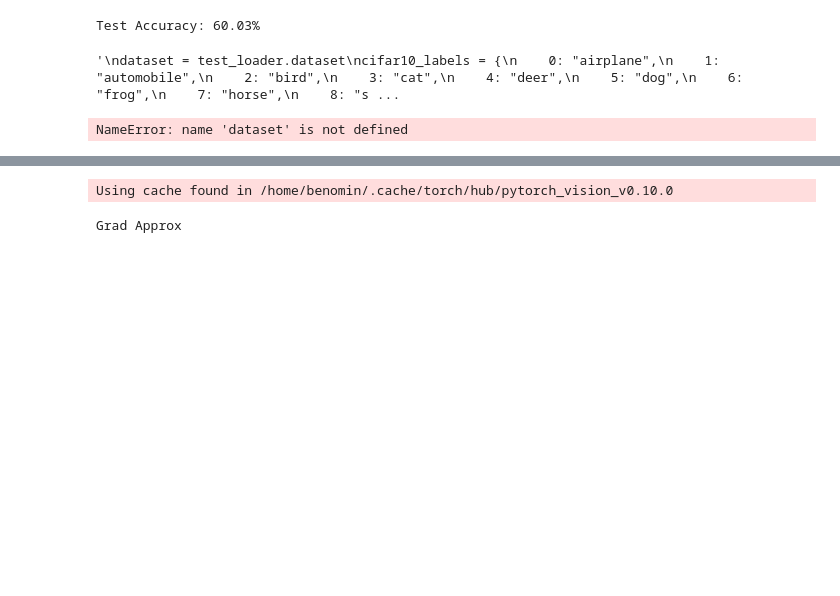
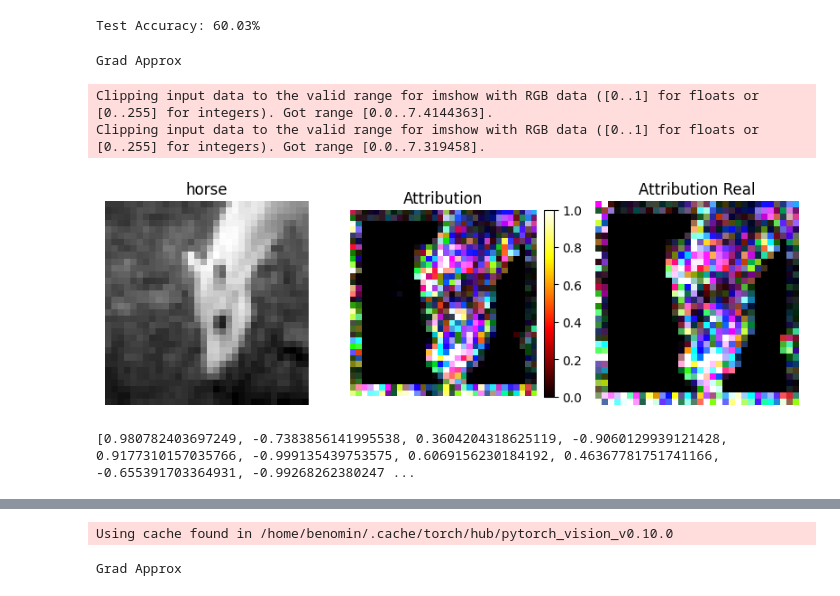
Before and after one commit to Benomin/Approx_Grad_Methoden, a Jupyter notebook: CIFAR 10.ipynb, the cells around one changed output, grey strips where cells are left out. Saved outputs shown, nothing was run; the diff lists cells and outputs as text; code cells hidden in the pictures; blank space fills up the shorter version.

```diff
--- a/CIFAR 10.ipynb
+++ b/CIFAR 10.ipynb
@@ -22,6 +24,7 @@ print(torchvision.__version__)
 # %%
-transform = transforms.ToTensor()
+transform = transforms.Compose([transforms.ToTensor()])
 cifar_trainset = datasets.CIFAR10(root='./data', train=True, download=True, transform=transform)
+
 cifar_testset = datasets.CIFAR10(root='./data', train=False, download=True, transform=transform)
 train_loader = torch.utils.data.DataLoader(cifar_trainset, batch_size=1, shuffle=True)
 test_loader = torch.utils.data.DataLoader(cifar_testset, batch_size=1, shuffle=False)
@@ -127,8 +130,33 @@ accuracy = 100. * correct / total
 print(f'Test Accuracy: {accuracy:.2f}%')
 # %% [output]
 Test Accuracy: 60.03%
+# %%
+def to_numpy_image(attr):
+    """
+    Bringt Attribution Map in Shape (H,W,C) für matplotlib.
+    Erwartet Tensor oder numpy array in Form:
+    - (C,H,W)
+    - (H,W,C)
+    - (3072,)
+    - (1,C,H,W)
+    """
+    if isinstance(attr, torch.Tensor):
+        attr = attr.detach().cpu().numpy()
+
+    if attr.ndim == 1:  # flach: 3072
+        attr = attr.reshape(3, 32, 32)
+
+    if attr.ndim == 4:  # Batch-Format
+        attr = attr.squeeze(0)  # -> (C,H,W)
+
+    if attr.shape[0] == 3 and attr.ndim == 3:  # (C,H,W)
+        attr = np.transpose(attr, (1, 2, 0))
+
+    return attr
 # %%
-"""
+
+
+
 dataset = test_loader.dataset
 cifar10_labels = {
     0: "airplane",
@@ -144,12 +172,10 @@ cifar10_labels = {
 }
 
 
-idx = np.random.randint(0, len(dataset) - 1)
+idx = 4309 #np.random.randint(0, len(dataset) - 1)
 
 
 img, label = dataset[idx]
-
-
 aa =  ApproxAttribution(model)
 sal = Saliency(model)
 ig = IntegratedGradients(model)
@@ -158,49 +184,50 @@ image = img[0]
 #attributions = np.random.rand(784)
 
 
-attribution_map = aa.grad_approx(0.1,[img.unsqueeze(0)],label).reshape(3,32, 32)
+attribution_map = to_numpy_image( aa.grad_approx(0.1,[img.unsqueeze(0)],label))
 
 #for elem in attribution_map:
 #    print(elem)
 #attribution_map = aa.int_Grad_approx(0.01,0.01,1,[img],label).reshape(28, 28)
 
-attribution_map_real = sal.attribute(img.unsqueeze(0).float(), target=label).detach().numpy().reshape(3,32, 32)
+attribution_map_real = to_numpy_image( sal.attribute(img.unsqueeze(0).float().to(device), target=label).detach().cpu().numpy())
 #attribution_map_real = ig.attribute(img.unsqueeze(0).float(), target=label,baselines=torch.zeros_like(img, dtype=torch.float)).detach().numpy().reshape(28, 28)
 
 
 fig, axes = plt.subplots(1, 3,  figsize=(8, 4))
 
 
 axes[0].imshow(image, cmap='gray')
 axes[0].set_title(cifar10_labels[label])
 axes[0].axis('off')
 
 
 im = axes[1].imshow(attribution_map, cmap='hot')
 axes[1].set_title('Attribution')
 axes[1].axis('off')
 
-im = axes[1].imshow(attribution_map_real, cmap='hot')
-axes[1].set_title('Attribution Real')
-axes[1].axis('off')
+im = axes[2].imshow(attribution_map_real, cmap='hot')
+axes[2].set_title('Attribution Real')
+axes[2].axis('off')
 
 
 fig.colorbar(im, ax=axes[1], fraction=0.046, pad=0.04)
 
 plt.tight_layout()
 plt.show()
 
 print(pearson_correlation(attribution_map,attribution_map_real))
 #print(sample_idx)
 
 
 # Bilder bei denen grad failt: 33524 20015 13675 4926
-"""
 # %% [output]
-'\ndataset = test_loader.dataset\ncifar10_labels = {\n    0: "airplane",\n    1: "automobile",\n    2: "bird",\n    3: "cat",\n    4: "deer",\n    5: "dog",\n    6: "frog",\n    7: "horse",\n    8: "s ...
+Grad Approx
+Clipping input data to the valid range for imshow with RGB data ([0..1] for floats or [0..255] for integers). Got range [0.0..7.4144363].
+Clipping input data to the valid range for imshow with RGB data ([0..1] for floats or [0..255] for integers). Got range [0.0..7.319458].
+[figure, added]
+[0.980782403697249, -0.7383856141995538, 0.3604204318625119, -0.9060129939121428, 0.9177310157035766, -0.999135439753575, 0.6069156230184192, 0.46367781751741166, -0.655391703364931, -0.99268262380247 ...
 # %%
 idx = np.random.randint(0, len(dataset) - 1)
-# %% [output]
-NameError: name 'dataset' is not defined
 # %%
 # shape: [3, 32, 32]
```
Also changed, not shown: parts of 2 cells of this notebook, 5 other files.
